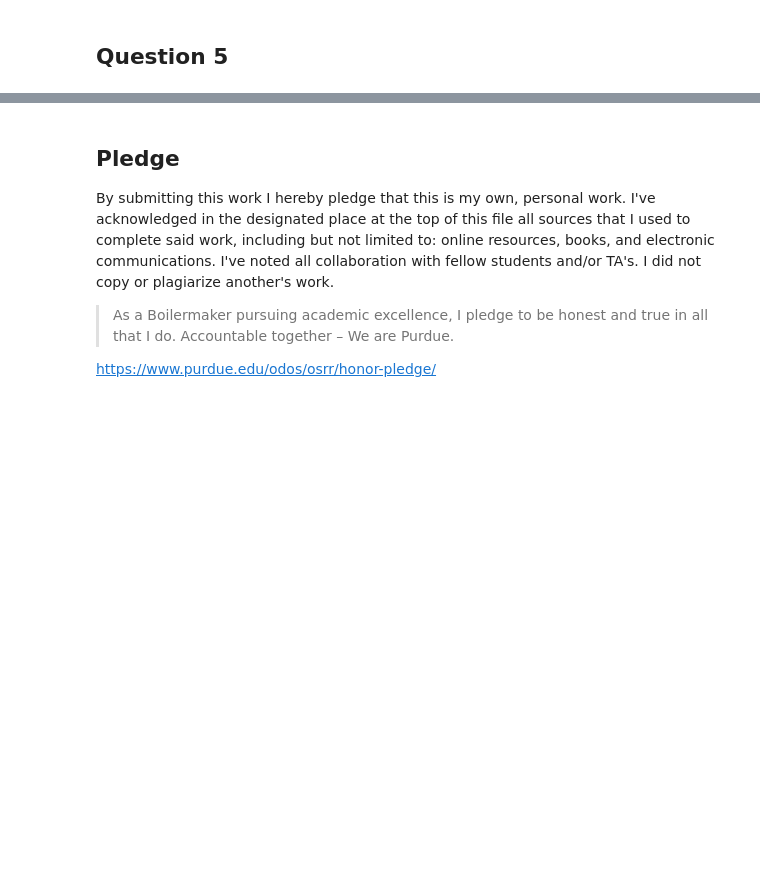
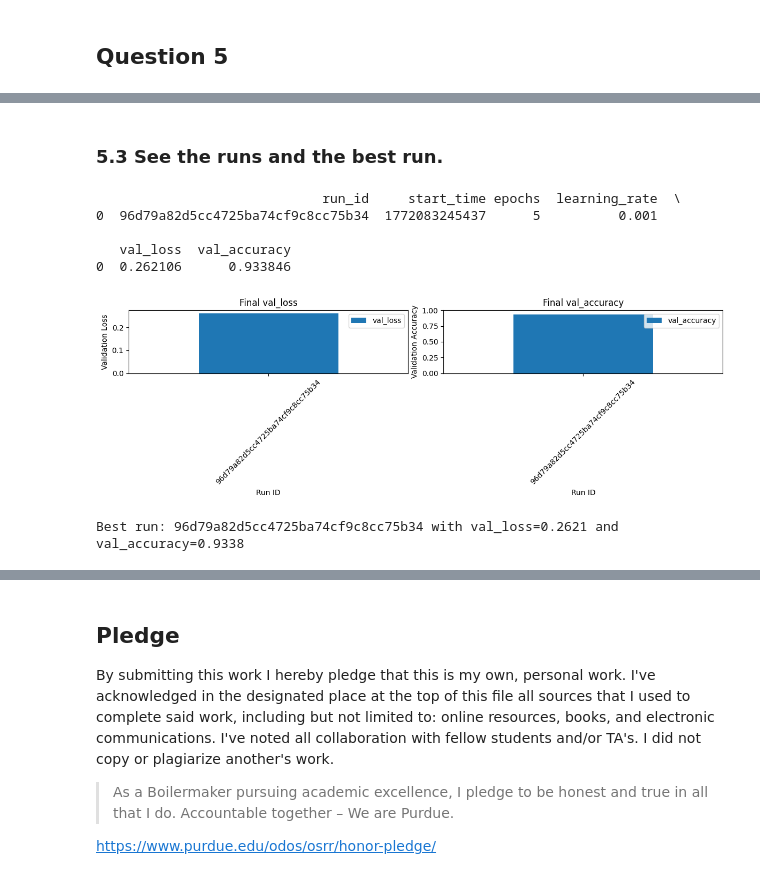
Before and after one commit to zhan4329/intro-mlops-1, a Jupyter notebook: notebooks/boqiang_zhang_project5.ipynb, the cells around one changed output, grey strips where cells are left out. Drawn from its saved outputs; the diff is of its cells as text; code cells hidden in the pictures; blank space fills up the shorter version.

```diff
--- a/notebooks/boqiang_zhang_project5.ipynb
+++ b/notebooks/boqiang_zhang_project5.ipynb
@@ -331,0 +374,22 @@ Markdown notes and full English sentences and analysis written here.
+# %% [markdown]
+### 5.3 See the runs and the best run.
+# %%
+# notebooks/your_notebook.ipynb
+import sys
+from pathlib import Path
+
+PROJECT_ROOT = Path("../..").resolve()  # adjust if needed
+# print(PROJECT_ROOT)
+sys.path.insert(0, str(PROJECT_ROOT))
+
+from intro_mlops_2.src.see_runs import see_runs
+
+see_runs()
+# %% [output]
+                             run_id     start_time epochs  learning_rate  \
+0  96d79a82d5cc4725ba74cf9c8cc75b34  1772083245437      5          0.001
+
+   val_loss  val_accuracy
+0  0.262106      0.933846
+[figure, added]
+Best run: 96d79a82d5cc4725ba74cf9c8cc75b34 with val_loss=0.2621 and val_accuracy=0.9338
```
Also changed, not shown: parts of 5 cells of this notebook, 3 other files.
